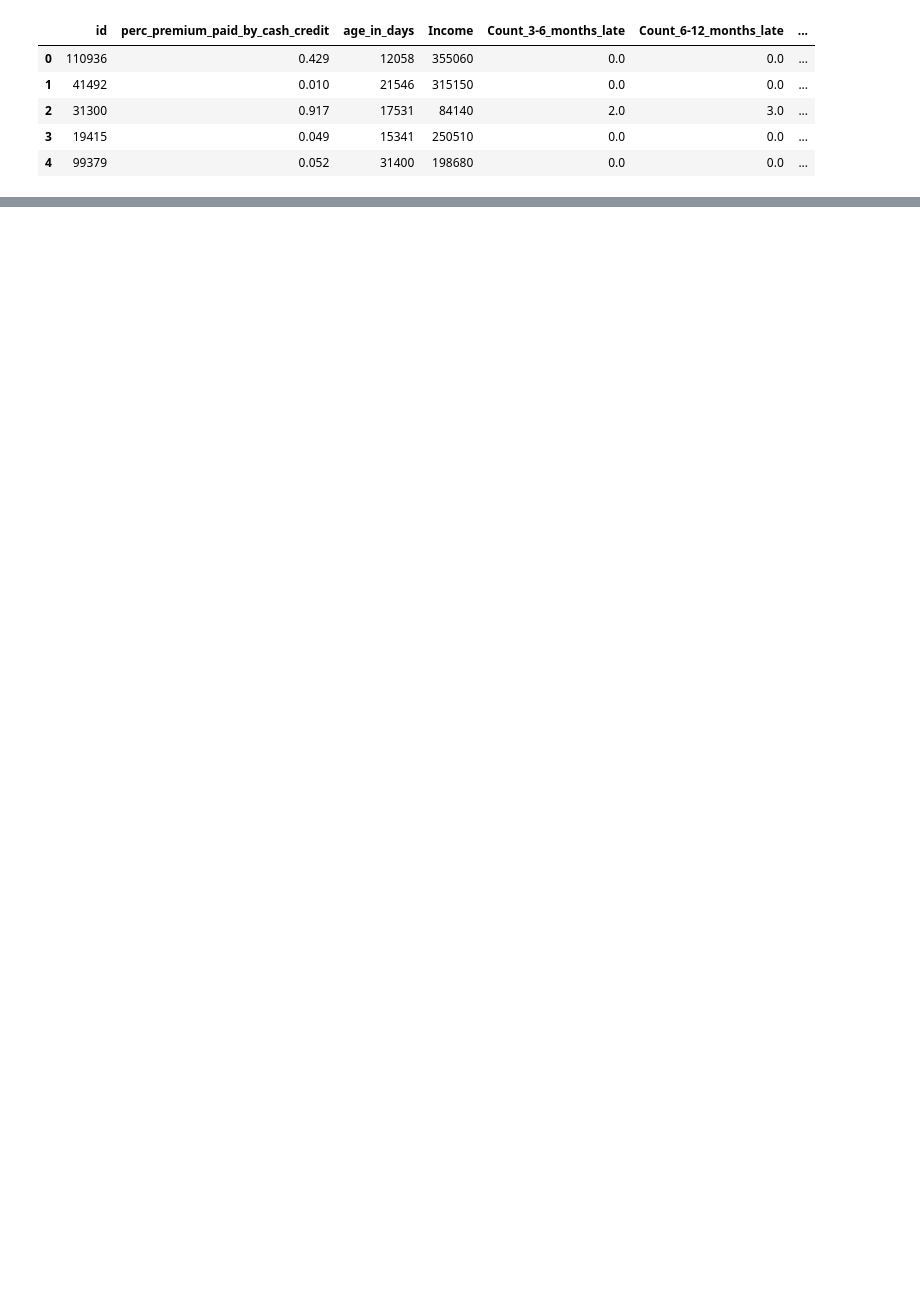
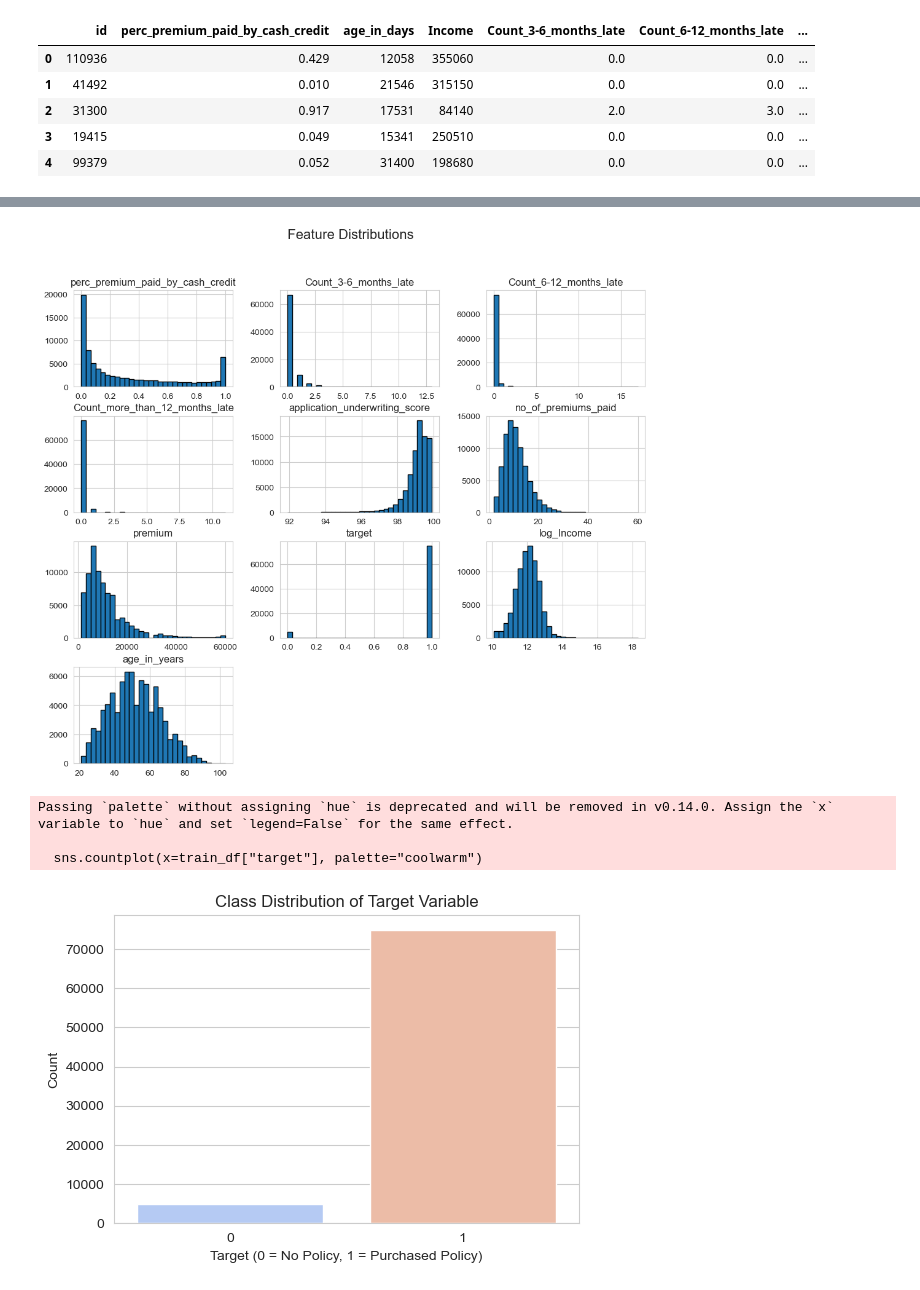
Before and after one commit to Shivangini-m/DataScienceGuidedCapstone, a Jupyter notebook: Capstone3/CapstoneProject3.ipynb, the cells around one changed output, grey strips where cells are left out. Saved outputs shown, nothing was run; the diff lists cells and outputs as text; code cells hidden in the pictures; blank space fills up the shorter version.

```diff
--- a/Capstone3/CapstoneProject3.ipynb
+++ b/Capstone3/CapstoneProject3.ipynb
@@ -267,0 +267,31 @@ Target variable (target) is intact and balanced handling is the next step.
+# %%
+import matplotlib.pyplot as plt
+import seaborn as sns
+
+# Set plot style
+sns.set_style("whitegrid")
+
+# Distribution of Numerical Features** (Histograms)
+train_df.hist(figsize=(12, 10), bins=30, edgecolor="black")
+plt.suptitle("Feature Distributions", fontsize=16)
+plt.show()
+
+# Class Imbalance Check** (Target Variable Countplot)
+plt.figure(figsize=(6, 4))
+sns.countplot(x=train_df["target"], palette="coolwarm")
+plt.title("Class Distribution of Target Variable")
+plt.xlabel("Target (0 = No Policy, 1 = Purchased Policy)")
+plt.ylabel("Count")
+plt.show()
+
+# Correlation Heatmap**
+plt.figure(figsize=(12, 8))
+sns.heatmap(train_df.corr(), annot=True, cmap="coolwarm", fmt=".2f", linewidths=0.5)
+plt.title("Feature Correlation Heatmap")
+plt.show()
+# %% [output]
+[figure, added]
+Passing `palette` without assigning `hue` is deprecated and will be removed in v0.14.0. Assign the `x` variable to `hue` and set `legend=False` for the same effect.
+
+  sns.countplot(x=train_df["target"], palette="coolwarm")
+[figure, added]
```
Also changed, not shown: parts of 11 cells of this notebook, 10 other files.
